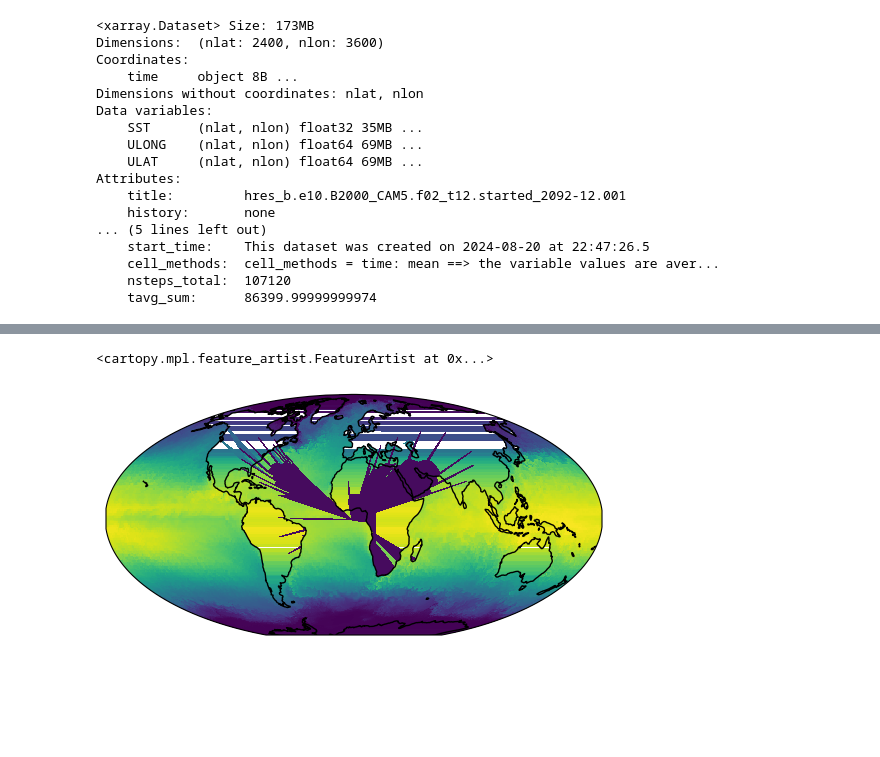
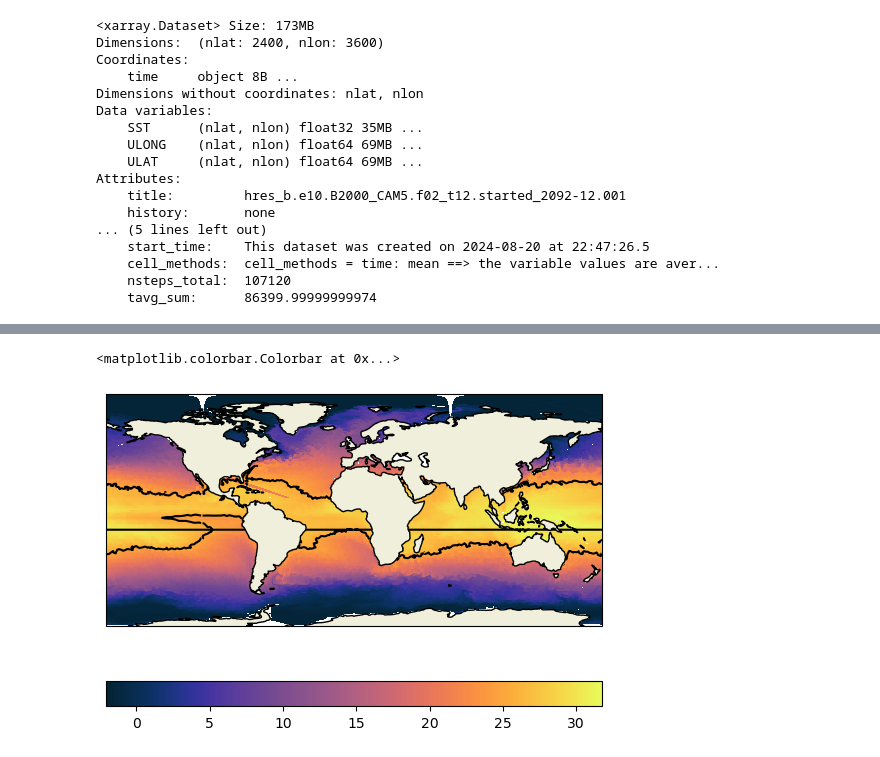
Before and after one commit to JdeJong96/TCs-under-SAI, a Jupyter notebook: analysis/notebooks/SST.ipynb, the cells around one changed output, grey strips where cells are left out. Cells and saved outputs as stored; diff of their text form; code cells hidden in the pictures; blank space fills up the shorter version.

```diff
--- a/analysis/notebooks/SST.ipynb
+++ b/analysis/notebooks/SST.ipynb
@@ -40,22 +28,0 @@ ax.coastlines()
-# %%
-def add_cyclic_POP(da):
-    """ add a cyclis point to a 2D POP output field to remove missing data line in cartopy """
-    assert 'TLAT' in da.coords
-    assert 'TLONG' in da.coords
-    lats = np.zeros((len(da.nlat),len(da.nlon)+1))
-    lons = np.zeros((len(da.nlat),len(da.nlon)+1))
-    data = np.zeros((len(da.nlat),len(da.nlon)+1))
-    lats[:,:-1] = da.TLAT
-    lons[:,:-1] = da.TLONG
-    data[:,:-1] = da.data
-    lats[:,-1]  = da.TLAT[:,0]
-    lons[:,-1]  = da.TLONG[:,0]
-    data[:,-1]  = da.data[:,0]
-    dims = ['nlat','nlon']
-    new_da = xr.DataArray(data=data, dims=dims, coords={'TLAT':(dims,lats), 'TLONG':(dims,lons)})
-    return new_da
-
-dsi = ds.isel(nlat=slice(0,2400,10), nlon=slice(0,3600,10))
-SST = dsi.SST.assign_coords({'TLONG':dsi.ULONG, 'TLAT':dsi.ULAT})
-SST = add_cyclic_POP(SST)
-SST.plot(x='TLONG', y='TLAT')
@@ -65,40 +29,18 @@ SST.plot(x='TLONG', y='TLAT')
-# %%
-import numpy as np
-import xarray as xr
-import cartopy
-import cmocean
-import matplotlib
-import cartopy.crs as ccrs
-import matplotlib.pyplot as plt
-
-file_ex_ocn_ctrl = '/projects/0/prace_imau/prace_2013081679/cesm1_0_4/spinup_pd_maxcores_f05_t12/OUTPUT/ocn/hist/monthly/spinup_pd_maxcores_f05_t12.pop.h.0200-01.nc'
-KE = xr.open_dataset(file_ex_ocn_ctrl, decode_times=False).KE.isel(z_t=0).squeeze()  # open with xarray, but you can plot any 2D array, e.g. an numpy array you load differently
-SST = xr.open_dataset(file_ex_ocn_ctrl, decode_times=False).TEMP.isel(z_t=0).squeeze()  # squeeze removes time dimension which cartopy sees as a third dimension
-MASK = xr.open_dataset(file_ex_ocn_ctrl, decode_times=False).REGION_MASK
-
-# figure with two subplots
-f = plt.figure(figsize=(12,5))
-
-# orthographic projection of kinetic energy
-ax = f.add_axes([.02,.05,.4,.9], projection=ccrs.Orthographic(central_longitude=-30, central_latitude=20))  # this projection sets the figure projection
-ax.set_title('Orthographic projection')
-im = ax.pcolormesh(KE.TLONG, KE.TLAT, np.log(KE).where(MASK>0),  # MASK is usually necessary for the high resolution, otherwise you coudl get plotting artifacts
-                   transform=ccrs.PlateCarree(), cmap='cmo.solar')  # this transformation just says lats/lons are in degrees
-plt.colorbar(im, ax=ax, orientation='horizontal', extend='both', label=r'log(KE) log[cm$^2$ s$^{-1}$]')
-gl = ax.gridlines(crs=ccrs.PlateCarree(), draw_labels=False)
-gl.ylocator = matplotlib.ticker.FixedLocator([-90, -60, -30, 0, 30, 60, 90])
-ax.add_feature(cartopy.feature.LAND, zorder=2, edgecolor='black')
-
-# platecaree projection of SST
-ax = f.add_axes([.45,.05,.53,.9], projection=ccrs.PlateCarree(central_longitude=180))
-ax.set_title('Plate Carrée projection')
-im = ax.pcolormesh(SST.TLONG, SST.TLAT, SST.where(MASK>0),
-                   transform=ccrs.PlateCarree(), cmap='cmo.thermal')
-plt.colorbar(im, ax=ax, orientation='horizontal', extend='both', label=r'SST [$^\circ\!$C]')
-gl = ax.gridlines(crs=ccrs.PlateCarree(), draw_labels=False)
-gl.ylocator = matplotlib.ticker.FixedLocator([-90, -60, -30, 0, 30, 60, 90])
-ax.add_feature(cartopy.feature.LAND, zorder=2, edgecolor='black')
-ax.add_feature(cartopy.feature.RIVERS, zorder=3, edgecolor='blue')
-# %% [output]
-<cartopy.mpl.feature_artist.FeatureArtist at 0x...>
-[figure, removed]
+# %%
+file_ex_ocn_ctrl = '/projects/0/prace_imau/prace_2013081679/cesm1_0_4/f02_t12/b.e10.B_RCP8.5_CO2_CAM5.f02_t12.started_2002-12.001/OUTPUT/ocn/hist/monthly/b.e10.B_RCP8.5_CO2_CAM5.f02_t12.started_2002-12.001.pop.h.2002-12.nc'
+ds = xr.open_dataset(file_ex_ocn_ctrl, decode_times=False)
+# %%
+fig = plt.figure()
+ax = plt.axes(projection=ccrs.PlateCarree(central_longitude=0))
+dsi = xr.concat((dsi, dsi.isel(nlon=0)), dim='nlon')
+dsi = ds.isel(nlat=slice(None,None,10),nlon=slice(None,None,10))
+#dsi = ds
+SST = dsi.TEMP.isel(z_t=0, time=0)
+mask = dsi.REGION_MASK > 0
+pcm = ax.pcolormesh(SST.TLONG, SST.TLAT, SST.where(mask), transform=ccrs.PlateCarree(), cmap='cmo.thermal')
+ax.contour(SST.TLONG%360, SST.TLAT.where(mask), SST.where(mask), levels=[25], transform=ccrs.PlateCarree(), cmap='binary_r')
+ax.add_feature(cartopy.feature.LAND, zorder=2, edgecolor='black')
+fig.colorbar(pcm, orientation='horizontal')
+# %% [output]
+<matplotlib.colorbar.Colorbar at 0x...>
+[figure, added]
```
Also changed, not shown: parts of 3 cells of this notebook.
